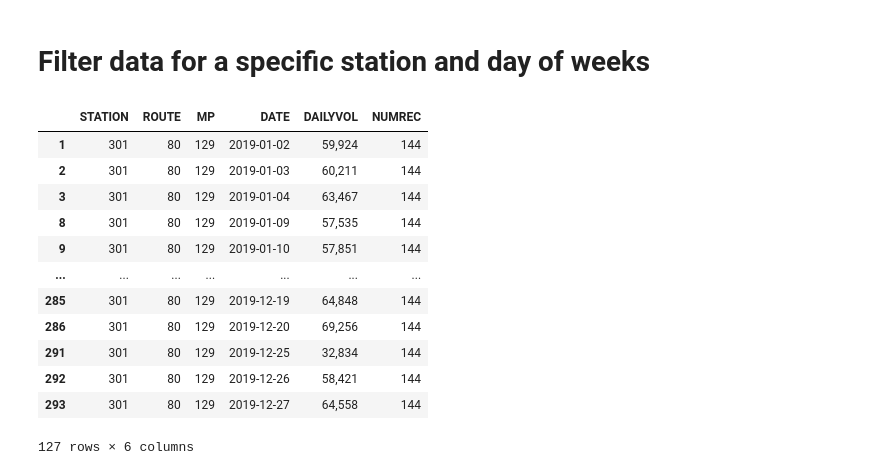
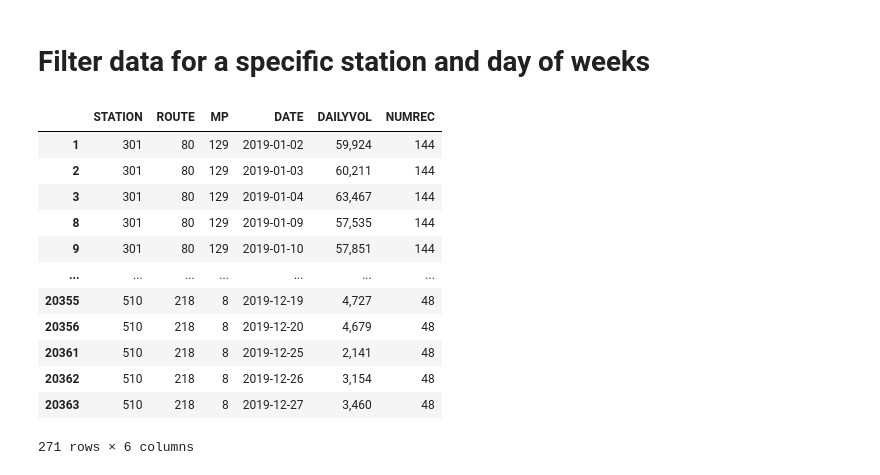
Before and after one commit to WFRCAnalytics/Continuous-Count-Station-Data, a Jupyter notebook: CCS-2019-Demo.ipynb, the cells around one changed output. Drawn from its saved outputs; the diff is of its cells as text; code cells hidden in the pictures.

```diff
--- a/CCS-2019-Demo.ipynb
+++ b/CCS-2019-Demo.ipynb
@@ -86,25 +86,25 @@ display(dfDailyVolumes)
 # %% [markdown]
 # Filter data for a specific station and day of weeks
 # %%
-filterStations = [301] #[301,510]
+filterStations = [301,510] #[301,510]
 filterDaysOfWeek = [2,3,4] # (Monday=0,Sunday=6), [2,3,4] = Tuesday through Thursday
 
 # filter data by station number and weekday
 dfDailyVolume_filtered = dfDailyVolumes[(dfDailyVolumes['STATION'].isin(filterStations)) &
                                         (dfDailyVolumes['DATE'   ].dt.weekday.isin(filterDaysOfWeek))].copy()
 display(dfDailyVolume_filtered)
 # %% [output]
 |  | STATION | ROUTE | MP | DATE | DAILYVOL | NUMREC |
 | 1 | 301 | 80 | 129 | 2019-01-02 | 59,924 | 144 |
 | 2 | 301 | 80 | 129 | 2019-01-03 | 60,211 | 144 |
 | 3 | 301 | 80 | 129 | 2019-01-04 | 63,467 | 144 |
 | 8 | 301 | 80 | 129 | 2019-01-09 | 57,535 | 144 |
 | 9 | 301 | 80 | 129 | 2019-01-10 | 57,851 | 144 |
 | ... | ... | ... | ... | ... | ... | ... |
-| 285 | 301 | 80 | 129 | 2019-12-19 | 64,848 | 144 |
-| 286 | 301 | 80 | 129 | 2019-12-20 | 69,256 | 144 |
-| 291 | 301 | 80 | 129 | 2019-12-25 | 32,834 | 144 |
-| 292 | 301 | 80 | 129 | 2019-12-26 | 58,421 | 144 |
-| 293 | 301 | 80 | 129 | 2019-12-27 | 64,558 | 144 |
+| 20355 | 510 | 218 | 8 | 2019-12-19 | 4,727 | 48 |
+| 20356 | 510 | 218 | 8 | 2019-12-20 | 4,679 | 48 |
+| 20361 | 510 | 218 | 8 | 2019-12-25 | 2,141 | 48 |
+| 20362 | 510 | 218 | 8 | 2019-12-26 | 3,154 | 48 |
+| 20363 | 510 | 218 | 8 | 2019-12-27 | 3,460 | 48 |
-127 rows × 6 columns
+271 rows × 6 columns
 # %%
```
Also changed, not shown: parts of 2 cells of this notebook.
